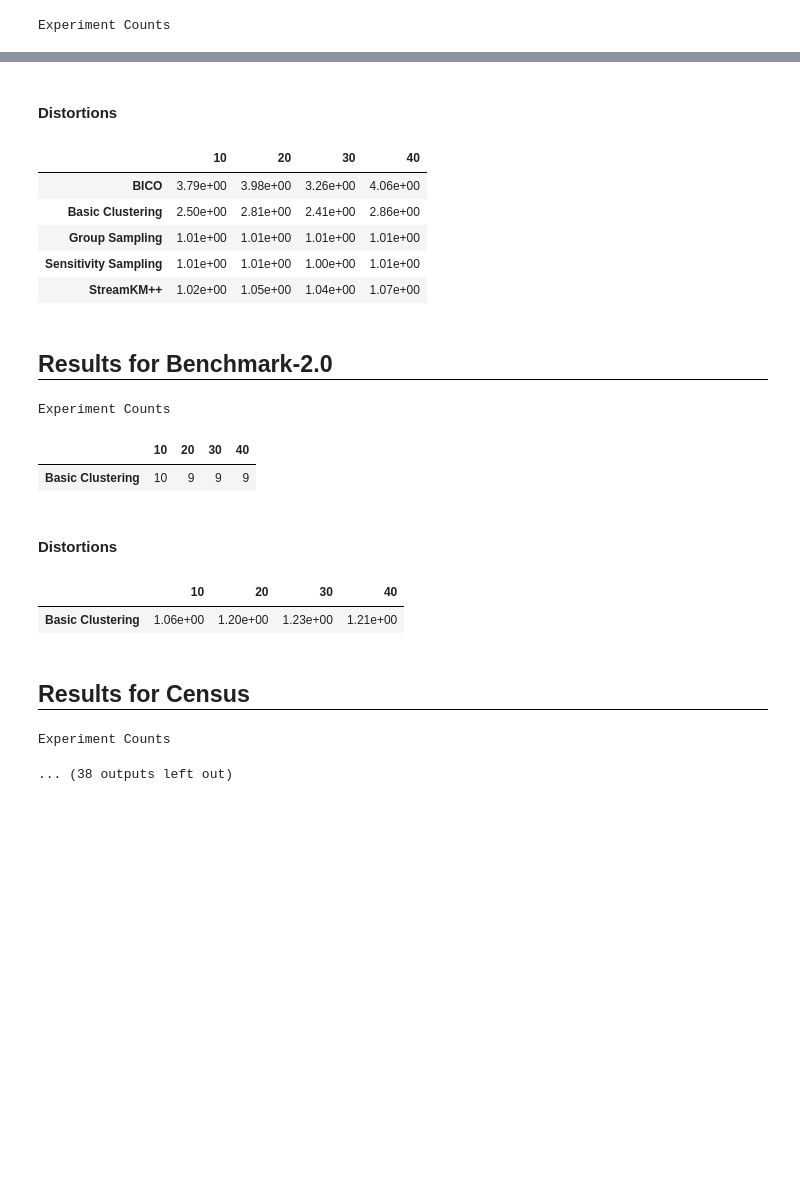
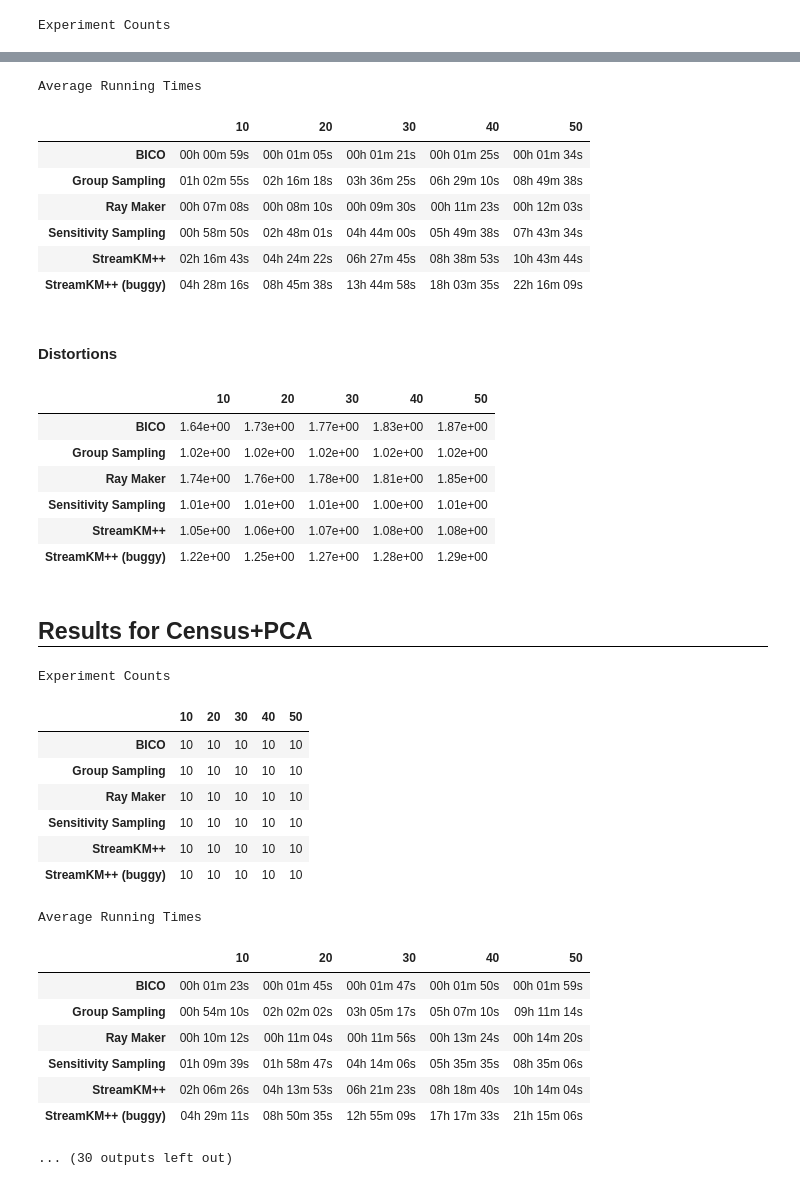
Before and after one commit to sheikhomar/coresets-bench, a Jupyter notebook: pynb/11-combined-results.ipynb, the cells around one changed output, grey strips where cells are left out. Cells and saved outputs as stored; diff of their text form; code cells hidden in the pictures; blank space fills up the shorter version.

Commit message:
Include results for Ray Maker + make boxplots.

```diff
--- a/pynb/11-combined-results.ipynb
+++ b/pynb/11-combined-results.ipynb
@@ -28,7 +28,7 @@ def load_cost_from_file(file_path: Path):
 
 def get_algorithm_name(run_info):
     if run_info.algorithm == "basic-clustering":
-        return "Basic Clustering"
+        return "StreamKM++ (buggy)"
     elif run_info.algorithm == "sensitivity-sampling":
         return "Sensitivity Sampling"
     elif run_info.algorithm == "group-sampling":
@@ -48,7 +48,8 @@ def get_dataset_print_name(run_info):
         "covertype": "Covertype",
         "covertypelowd": "Covertype+PCA",
         "tower": "Tower",
-        "hardinstanceb1": "Benchmark",
+        "hardinstanceb1": "Benchmark-1.0",
+        "hardinstanceb15": "Benchmark-1.5",
         "hardinstanceb2": "Benchmark-2.0",
         "oldhardinstanceb1": "Old Benchmark",
         "oldhardinstanceb2": "Old Benchmark-2.0",
@@ -187,5 +170,7 @@ Warning: ../data/odin-results/hardinstanceb1/ray-maker-k10-m2000/2021-09-12-12-4
 df_aggr_costs = aggregate_costs(df_cost_data)
 # %%
 for dataset_name in df_aggr_costs.dataset.unique():
-    display_results_for(df_aggr_costs, dataset_name=dataset_name, show_counts=True, show_running_times=False, show_costs=False)
+    if "Benchmark" in dataset_name:
+        continue
+    display_results_for(df_aggr_costs, dataset_name=dataset_name, show_counts=True, show_running_times=True, show_costs=False)
 # %% [output]
@@ -201,17 +186,34 @@ Experiment Counts
+Average Running Times
+|  | 10 | 20 | 30 | 40 | 50 |
+| BICO | 00h 00m 59s | 00h 01m 05s | 00h 01m 21s | 00h 01m 25s | 00h 01m 34s |
+| Group Sampling | 01h 02m 55s | 02h 16m 18s | 03h 36m 25s | 06h 29m 10s | 08h 49m 38s |
+| Ray Maker | 00h 07m 08s | 00h 08m 10s | 00h 09m 30s | 00h 11m 23s | 00h 12m 03s |
+| Sensitivity Sampling | 00h 58m 50s | 02h 48m 01s | 04h 44m 00s | 05h 49m 38s | 07h 43m 34s |
+| StreamKM++ | 02h 16m 43s | 04h 24m 22s | 06h 27m 45s | 08h 38m 53s | 10h 43m 44s |
+| StreamKM++ (buggy) | 04h 28m 16s | 08h 45m 38s | 13h 44m 58s | 18h 03m 35s | 22h 16m 09s |
 Distortions
-|  | 10 | 20 | 30 | 40 |
-| BICO | 3.79e+00 | 3.98e+00 | 3.26e+00 | 4.06e+00 |
-| Basic Clustering | 2.50e+00 | 2.81e+00 | 2.41e+00 | 2.86e+00 |
-| Group Sampling | 1.01e+00 | 1.01e+00 | 1.01e+00 | 1.01e+00 |
-| Sensitivity Sampling | 1.01e+00 | 1.01e+00 | 1.00e+00 | 1.01e+00 |
-| StreamKM++ | 1.02e+00 | 1.05e+00 | 1.04e+00 | 1.07e+00 |
+|  | 10 | 20 | 30 | 40 | 50 |
+| BICO | 1.64e+00 | 1.73e+00 | 1.77e+00 | 1.83e+00 | 1.87e+00 |
+| Group Sampling | 1.02e+00 | 1.02e+00 | 1.02e+00 | 1.02e+00 | 1.02e+00 |
+| Ray Maker | 1.74e+00 | 1.76e+00 | 1.78e+00 | 1.81e+00 | 1.85e+00 |
+| Sensitivity Sampling | 1.01e+00 | 1.01e+00 | 1.01e+00 | 1.00e+00 | 1.01e+00 |
+| StreamKM++ | 1.05e+00 | 1.06e+00 | 1.07e+00 | 1.08e+00 | 1.08e+00 |
+| StreamKM++ (buggy) | 1.22e+00 | 1.25e+00 | 1.27e+00 | 1.28e+00 | 1.29e+00 |
-Results for Benchmark-2.0
+Results for Census+PCA
-Experiment Counts
-|  | 10 | 20 | 30 | 40 |
-| Basic Clustering | 10 | 9 | 9 | 9 |
-Distortions
+Experiment Counts
-|  | 10 | 20 | 30 | 40 |
-| Basic Clustering | 1.06e+00 | 1.20e+00 | 1.23e+00 | 1.21e+00 |
+|  | 10 | 20 | 30 | 40 | 50 |
+| BICO | 10 | 10 | 10 | 10 | 10 |
+| Group Sampling | 10 | 10 | 10 | 10 | 10 |
+| Ray Maker | 10 | 10 | 10 | 10 | 10 |
+| Sensitivity Sampling | 10 | 10 | 10 | 10 | 10 |
+| StreamKM++ | 10 | 10 | 10 | 10 | 10 |
+| StreamKM++ (buggy) | 10 | 10 | 10 | 10 | 10 |
-Results for Census
-Experiment Counts
-... (38 outputs left out)
+Average Running Times
+|  | 10 | 20 | 30 | 40 | 50 |
+| BICO | 00h 01m 23s | 00h 01m 45s | 00h 01m 47s | 00h 01m 50s | 00h 01m 59s |
+| Group Sampling | 00h 54m 10s | 02h 02m 02s | 03h 05m 17s | 05h 07m 10s | 09h 11m 14s |
+| Ray Maker | 00h 10m 12s | 00h 11m 04s | 00h 11m 56s | 00h 13m 24s | 00h 14m 20s |
+| Sensitivity Sampling | 01h 09m 39s | 01h 58m 47s | 04h 14m 06s | 05h 35m 35s | 08h 35m 06s |
+| StreamKM++ | 02h 06m 26s | 04h 13m 53s | 06h 21m 23s | 08h 18m 40s | 10h 14m 04s |
+| StreamKM++ (buggy) | 04h 29m 11s | 08h 50m 35s | 12h 55m 09s | 17h 17m 33s | 21h 15m 06s |
+... (30 outputs left out)
```
Also changed, not shown: parts of 9 cells of this notebook.
